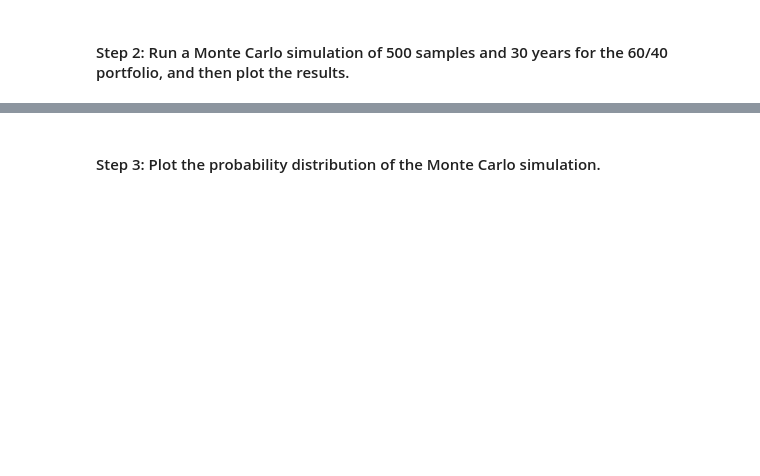
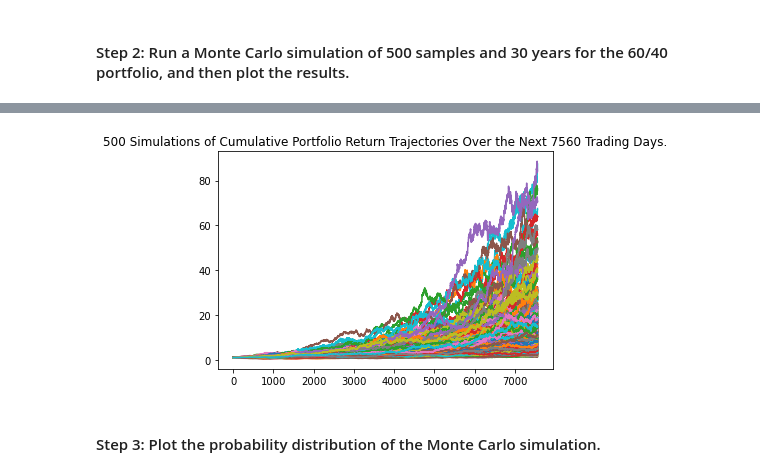
Before and after one commit to emorytk/FinTech-Class_C05_emorytk-, a Jupyter notebook: financial_planning_tools.ipynb, the cells around one changed output, grey strips where cells are left out. Saved outputs shown, nothing was run; the diff lists cells and outputs as text; code cells hidden in the pictures; blank space fills up the shorter version.

```diff
--- a/financial_planning_tools.ipynb
+++ b/financial_planning_tools.ipynb
@@ -576,7 +575,9 @@ Running Monte Carlo simulation number 490.
 # %%
 # Visualize the 30-year Monte Carlo simulation by creating an
 # overlay line plot
-uneven_weight_line_plot = MC_uneven_weight.plot_simulation()
+MC_uneven_weight_30_line_plot = MC_uneven_weight_30.plot_simulation()
+# %% [output]
+[figure, added]
 # %% [markdown]
 #### Step 3: Plot the probability distribution of the Monte Carlo simulation.
 # %%
```
Also changed, not shown: parts of 26 cells of this notebook, 2 other files.
